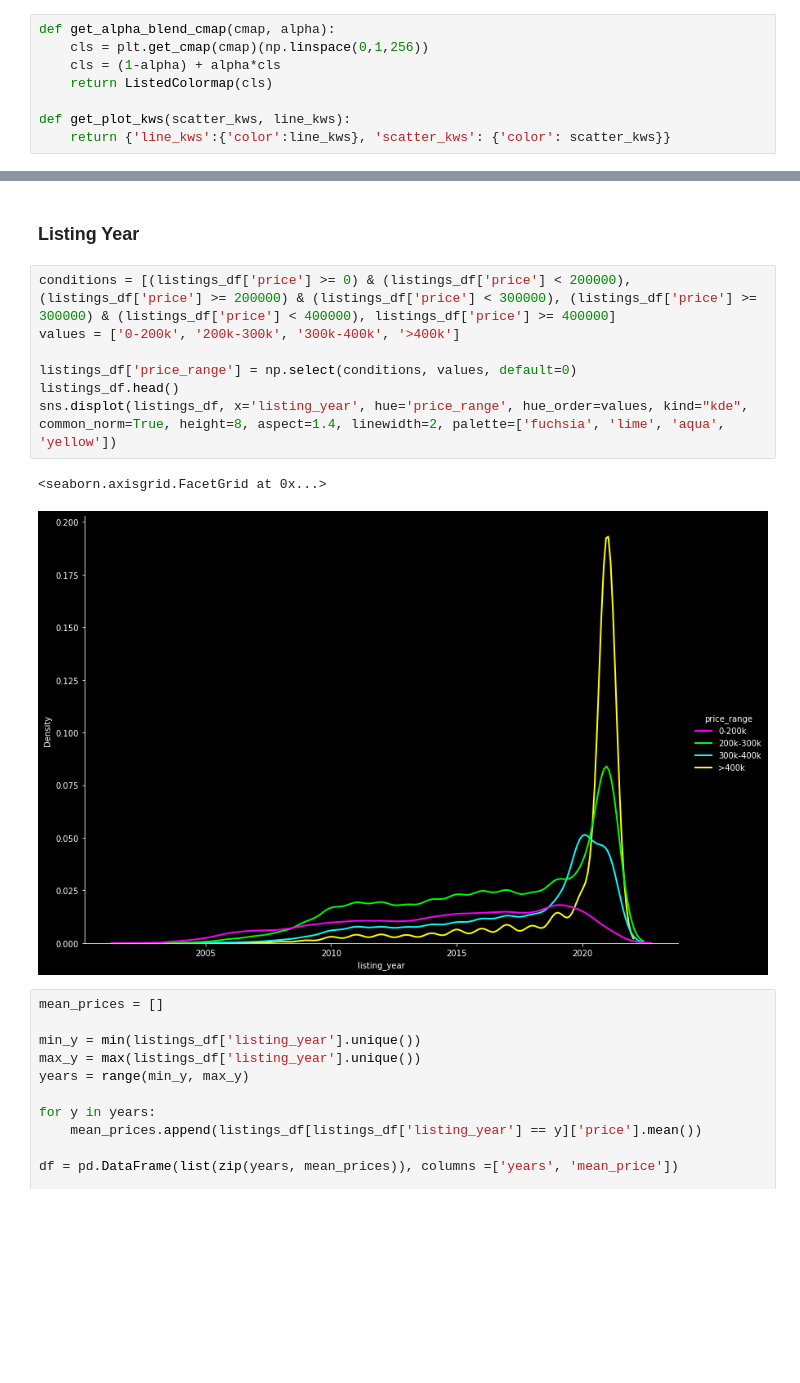
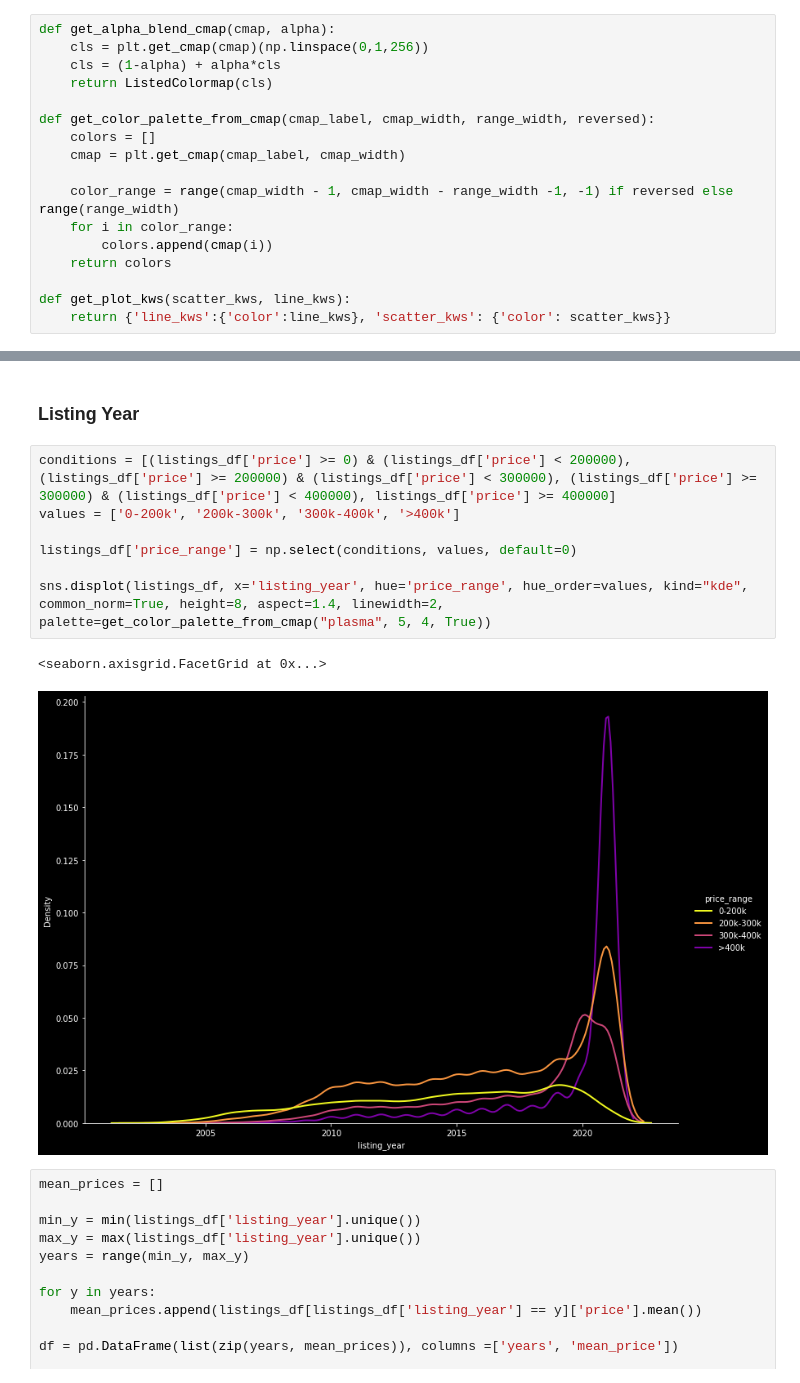
Before and after one commit to simkass/quebec-real-estate-analysis, a Jupyter notebook: notebooks/visualization.ipynb, the cells around one changed output, grey strips where cells are left out. Saved outputs shown, nothing was run; the diff lists cells and outputs as text; blank space fills up the shorter version.

```diff
--- a/notebooks/visualization.ipynb
+++ b/notebooks/visualization.ipynb
@@ -15,6 +15,15 @@ def get_alpha_blend_cmap(cmap, alpha):
     cls = (1-alpha) + alpha*cls
     return ListedColormap(cls)
 
+def get_color_palette_from_cmap(cmap_label, cmap_width, range_width, reversed):
+    colors = []
+    cmap = plt.get_cmap(cmap_label, cmap_width)
+
+    color_range = range(cmap_width - 1, cmap_width - range_width -1, -1) if reversed else range(range_width)
+    for i in color_range:
+        colors.append(cmap(i))
+    return colors
+
 def get_plot_kws(scatter_kws, line_kws):
     return {'line_kws':{'color':line_kws}, 'scatter_kws': {'color': scatter_kws}}
 # %% [markdown]
@@ -42,13 +69,13 @@ sns.displot(listings_df, x='price', hue='listing_year', kind="kde", fill=True, c
 # %%
 conditions = [(listings_df['price'] >= 0) & (listings_df['price'] < 200000), (listings_df['price'] >= 200000) & (listings_df['price'] < 300000), (listings_df['price'] >= 300000) & (listings_df['price'] < 400000), listings_df['price'] >= 400000]
 values = ['0-200k', '200k-300k', '300k-400k', '>400k']
 
 listings_df['price_range'] = np.select(conditions, values, default=0)
-listings_df.head()
-sns.displot(listings_df, x='listing_year', hue='price_range', hue_order=values, kind="kde", common_norm=True, height=8, aspect=1.4, linewidth=2, palette=['fuchsia', 'lime', 'aqua', 'yellow'])
+
+sns.displot(listings_df, x='listing_year', hue='price_range', hue_order=values, kind="kde", common_norm=True, height=8, aspect=1.4, linewidth=2, palette=get_color_palette_from_cmap("plasma", 5, 4, True))
 # %% [output]
 <seaborn.axisgrid.FacetGrid at 0x...>
-[figure, old version]
+[figure, new version]
 # %%
 mean_prices = []
 
```
Also changed, not shown: parts of 3 cells of this notebook, 3 other files.
